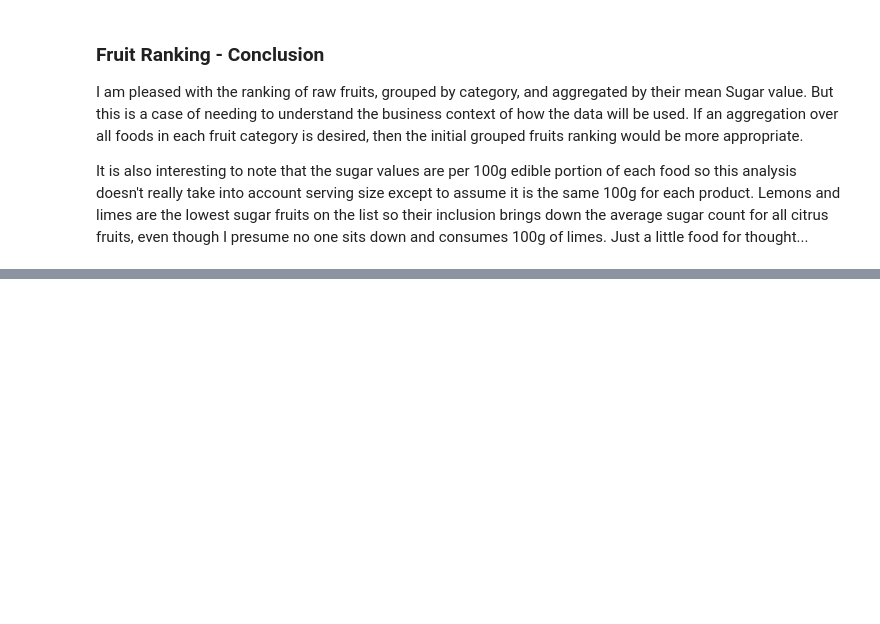
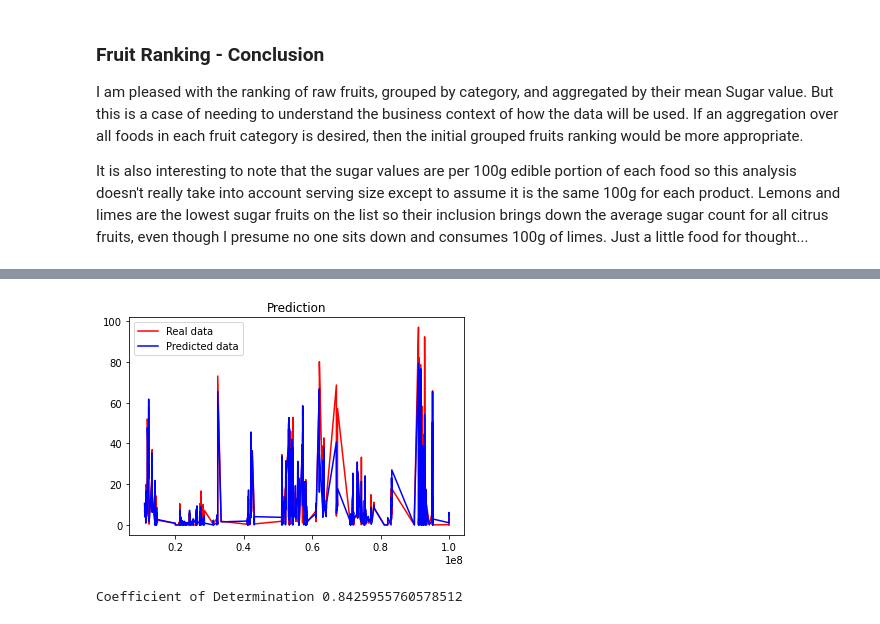
Before and after one commit to melodygr/food_data, a Jupyter notebook: WW Sugar Prediction.ipynb, the cells around one changed output, grey strips where cells are left out. Saved outputs shown, nothing was run; the diff lists cells and outputs as text; code cells hidden in the pictures; blank space fills up the shorter version.

```diff
--- a/WW Sugar Prediction.ipynb
+++ b/WW Sugar Prediction.ipynb
@@ -718,0 +724,3 @@ It is also interesting to note that the sugar values are per 100g edible portion
+# %%
+X = df.drop(columns=['Main_food_description','WWEIA_Category_number','WWEIA_Category_description', 'Sugars_total_g'])
+y = df['Sugars_total_g']
@@ -718,0 +736,32 @@ It is also interesting to note that the sugar values are per 100g edible portion
+# %%
+from keras.layers import Dense, Activation
+from keras.models import Sequential
+
+# Feature Scaling
+from sklearn.preprocessing import StandardScaler
+sc = StandardScaler()
+X_train = sc.fit_transform(X_train)
+X_test = sc.transform(X_test)
+
+# Initialising the ANN
+model = Sequential()
+
+# Adding the input layer and the first hidden layer
+model.add(Dense(32, activation = 'relu', input_dim = X_train.shape[1]))
+
+# Adding the second hidden layer
+model.add(Dense(units = 32, activation = 'relu'))
+
+# Adding the third hidden layer
+model.add(Dense(units = 32, activation = 'relu'))
+
+# Adding the output layer
+model.add(Dense(units = 1, activation = 'relu'))
+
+# Compiling the ANN
+model.compile(optimizer = 'adam', loss = 'mean_squared_error')
+
+# Fitting the ANN to the Training set
+model.fit(X_train, y_train, batch_size = 10, epochs = 100)
+
+y_pred = model.predict(X_test)
@@ -718,0 +796,3 @@ It is also interesting to note that the sugar values are per 100g edible portion
+# %%
+y_pred_df = pd.DataFrame(y_pred, index = y_test.index, columns = ["Sugars_total_g"])
+y_pred_df
@@ -718,0 +814,15 @@ It is also interesting to note that the sugar values are per 100g edible portion
+# %%
+plt.plot(y_test.sort_index(), color = 'red', label = 'Real data')
+plt.plot(y_pred_df.sort_index(), color = 'blue', label = 'Predicted data')
+plt.title('Prediction')
+plt.legend()
+plt.show()
+# %% [output]
+[figure, added]
+# %%
+from sklearn.metrics import r2_score
+
+R_square = r2_score(y_test, y_pred_df)
+print('Coefficient of Determination', R_square)
+# %% [output]
+Coefficient of Determination 0.8425955760578512
```
Also changed, not shown: parts of 22 cells of this notebook.
